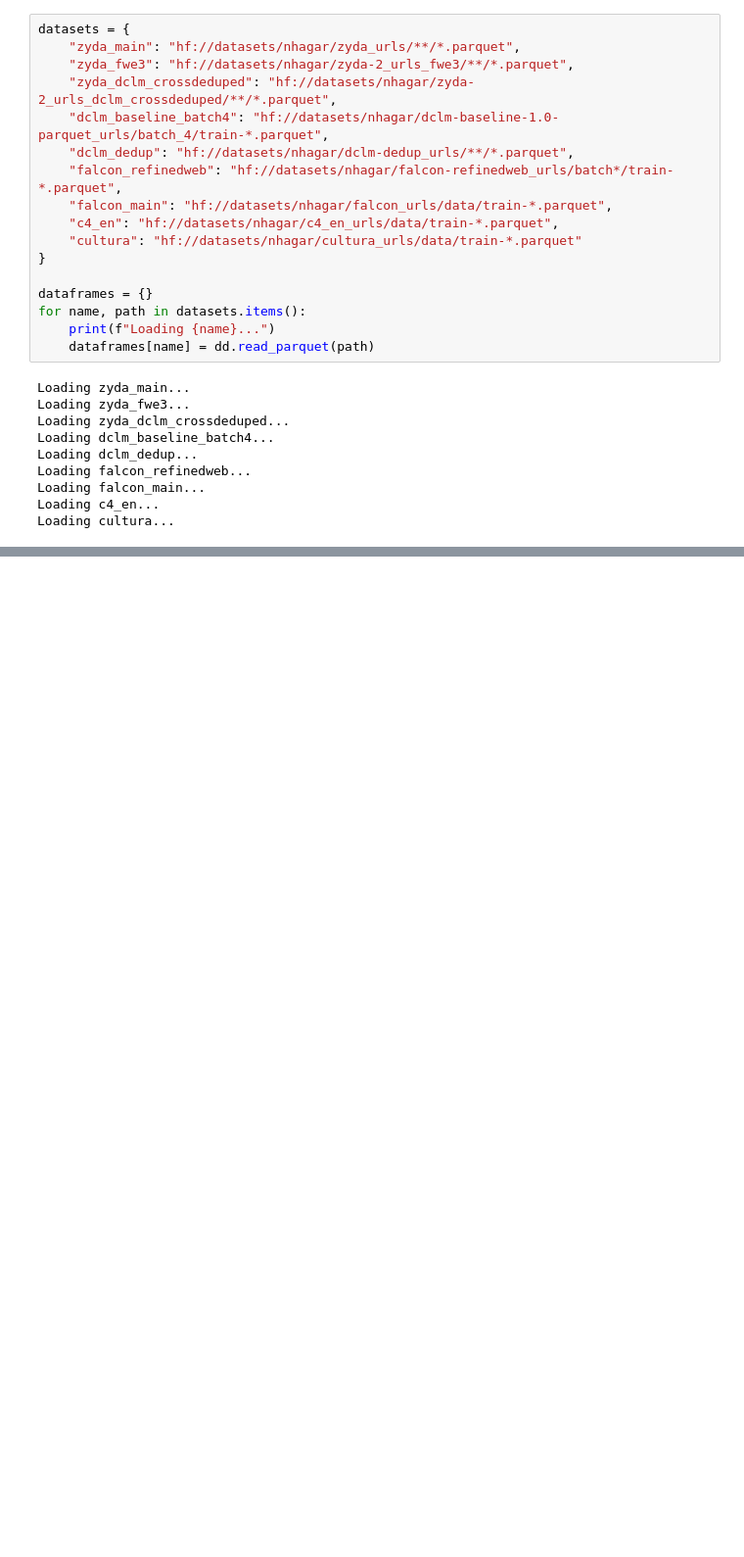
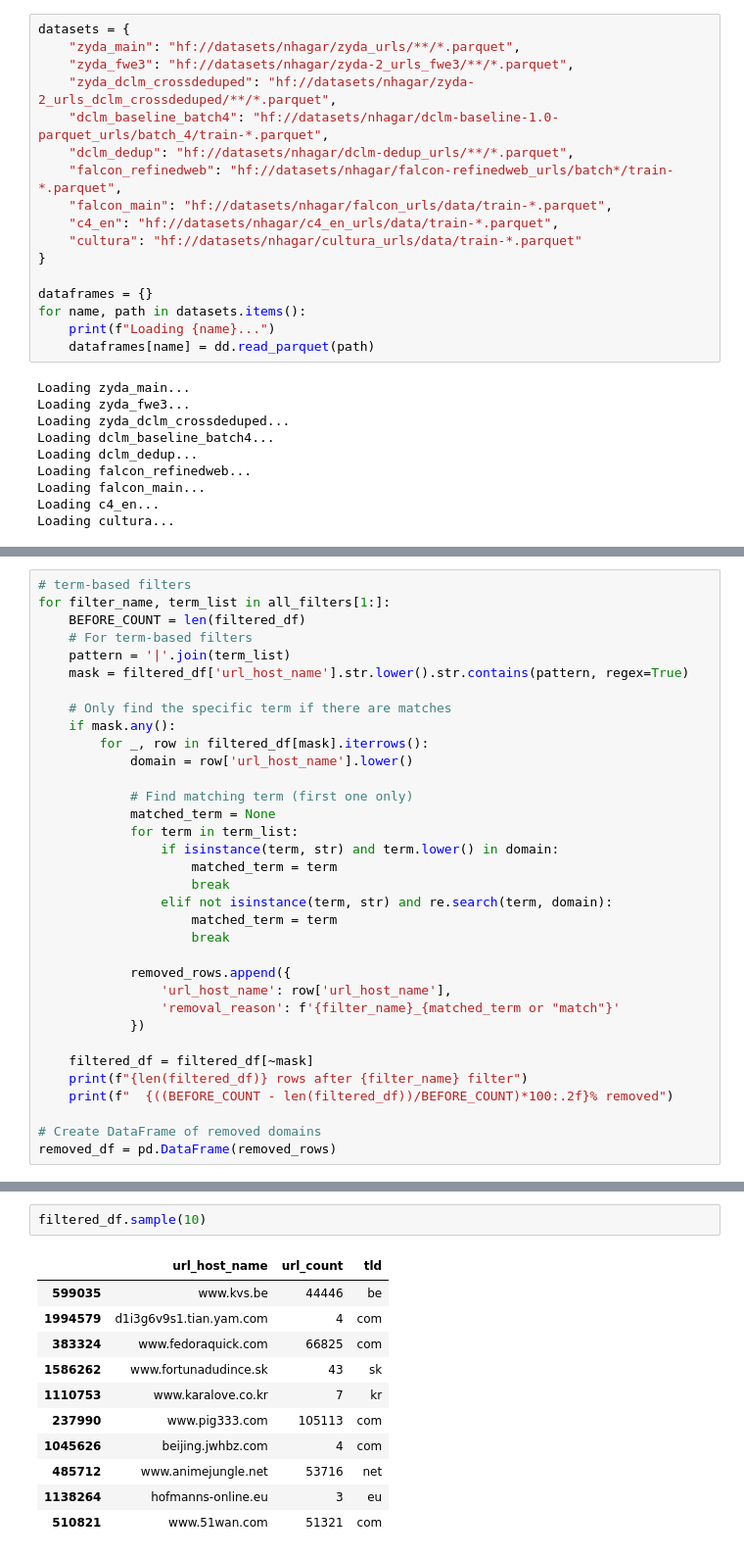
Before and after one commit to NHagar/cc-genealogy, a Jupyter notebook: url_labeling/make-domain-dataset-matrix.ipynb, the cells around one changed output, grey strips where cells are left out. Shown at 98% size. Cells and saved outputs as stored; diff of their text form; blank space fills up the shorter version.

```diff
--- a/url_labeling/make-domain-dataset-matrix.ipynb
+++ b/url_labeling/make-domain-dataset-matrix.ipynb
@@ -78,0 +297,34 @@ print(f"Domain matrix creation finished in {total_time:.2f} seconds!")
+# %%
+# term-based filters
+for filter_name, term_list in all_filters[1:]:
+    BEFORE_COUNT = len(filtered_df)
+    # For term-based filters
+    pattern = '|'.join(term_list)
+    mask = filtered_df['url_host_name'].str.lower().str.contains(pattern, regex=True)
+
+    # Only find the specific term if there are matches
+    if mask.any():
+        for _, row in filtered_df[mask].iterrows():
+            domain = row['url_host_name'].lower()
+
+            # Find matching term (first one only)
+            matched_term = None
+            for term in term_list:
+                if isinstance(term, str) and term.lower() in domain:
+                    matched_term = term
+                    break
+                elif not isinstance(term, str) and re.search(term, domain):
+                    matched_term = term
+                    break
+
+            removed_rows.append({
+                'url_host_name': row['url_host_name'],
+                'removal_reason': f'{filter_name}_{matched_term or "match"}'
+            })
+
+    filtered_df = filtered_df[~mask]
+    print(f"{len(filtered_df)} rows after {filter_name} filter")
+    print(f"  {((BEFORE_COUNT - len(filtered_df))/BEFORE_COUNT)*100:.2f}% removed")
+
+# Create DataFrame of removed domains
+removed_df = pd.DataFrame(removed_rows)
@@ -78,0 +363,14 @@ print(f"Domain matrix creation finished in {total_time:.2f} seconds!")
+# %%
+filtered_df.sample(10)
+# %% [output]
+|  | url_host_name | url_count | tld |
+| 599035 | www.kvs.be | 44446 | be |
+| 1994579 | d1i3g6v9s1.tian.yam.com | 4 | com |
+| 383324 | www.fedoraquick.com | 66825 | com |
+| 1586262 | www.fortunadudince.sk | 43 | sk |
+| 1110753 | www.karalove.co.kr | 7 | kr |
+| 237990 | www.pig333.com | 105113 | com |
+| 1045626 | beijing.jwhbz.com | 4 | com |
+| 485712 | www.animejungle.net | 53716 | net |
+| 1138264 | hofmanns-online.eu | 3 | eu |
+| 510821 | www.51wan.com | 51321 | com |
```
Also changed, not shown: parts of 16 cells of this notebook, 1 other file.
